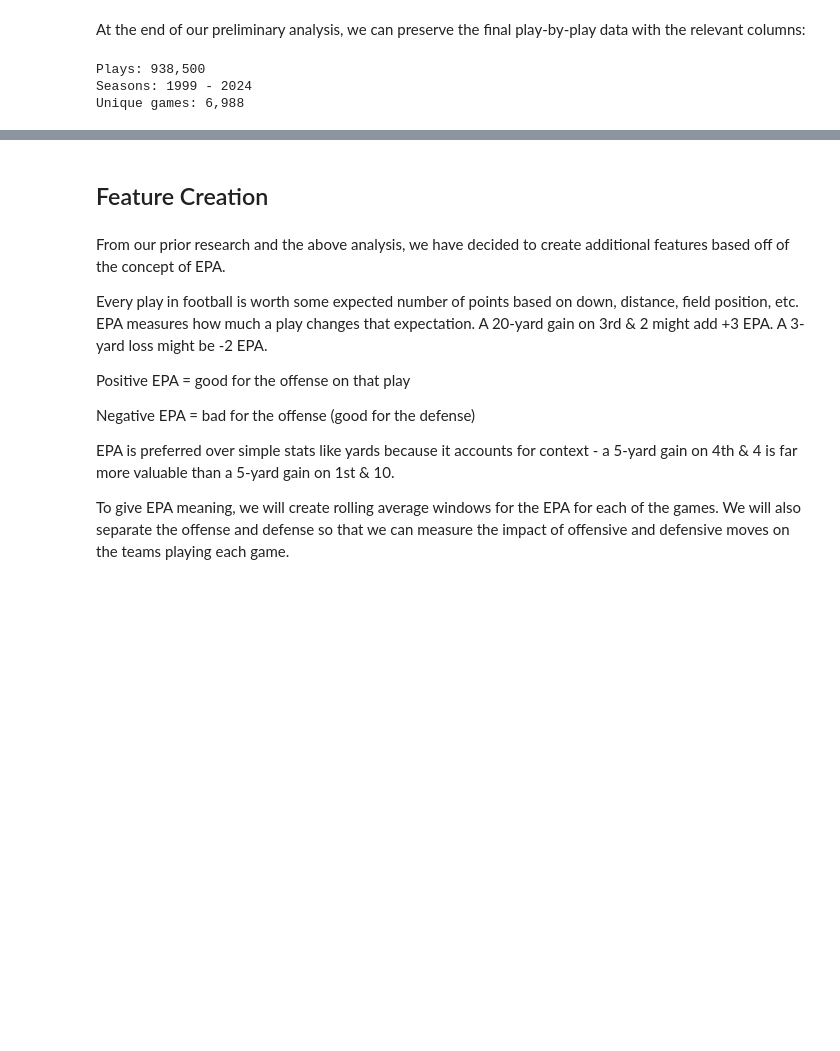
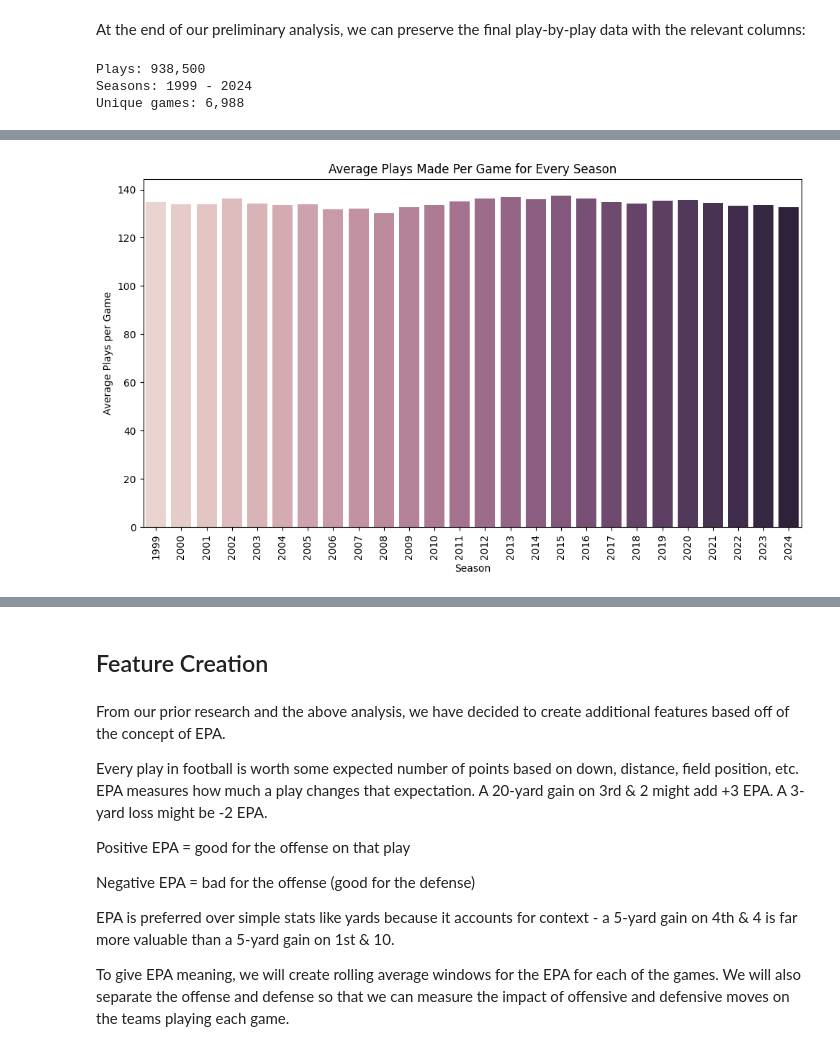
Before and after one commit to nikitajainNU/MSDS422_FinalProject, a Jupyter notebook: notebooks/NFL_EDA_Redone.ipynb, the cells around one changed output, grey strips where cells are left out. Cells and saved outputs as stored; diff of their text form; code cells hidden in the pictures; blank space fills up the shorter version.

```diff
--- a/notebooks/NFL_EDA_Redone.ipynb
+++ b/notebooks/NFL_EDA_Redone.ipynb
@@ -359,0 +392,17 @@ Unique games: 6,988
+# %%
+avg_plays = visual_df.groupby(['season','game_id'])['play_id'].apply(lambda x: x.nunique()).reset_index()
+avg_plays = avg_plays.groupby('season')['play_id'].mean().reset_index()
+
+fig, ax = plt.subplots(figsize=(10, 6))
+
+sns.barplot(data=avg_plays, x="season", y="play_id", ax=ax, hue='season', legend=False)
+
+ax.set_xlabel("Season")
+ax.set_ylabel("Average Plays per Game")
+ax.set_title("Average Plays Made Per Game for Every Season")
+ax.tick_params(axis="x", rotation=90)
+
+plt.tight_layout()
+plt.show()
+# %% [output]
+[figure, added]
```
Also changed, not shown: parts of 11 cells of this notebook, 1 other file.
